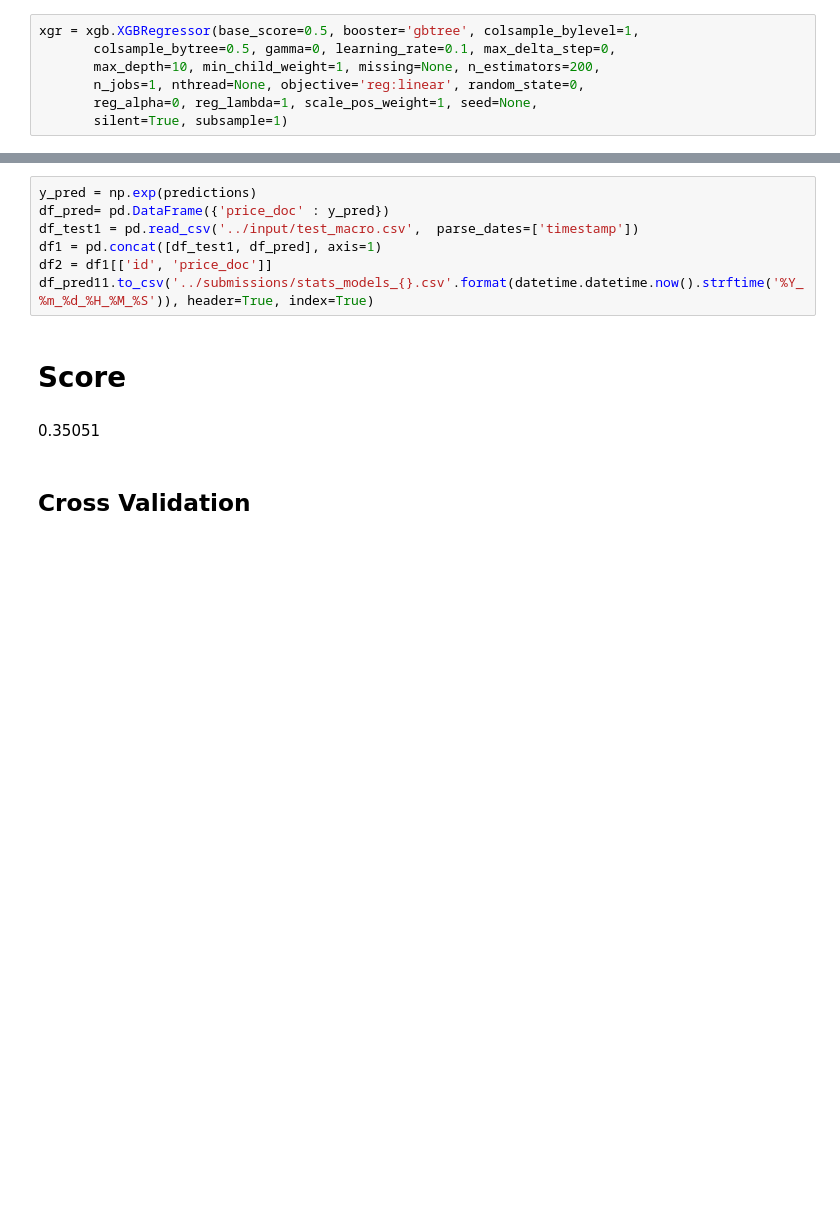
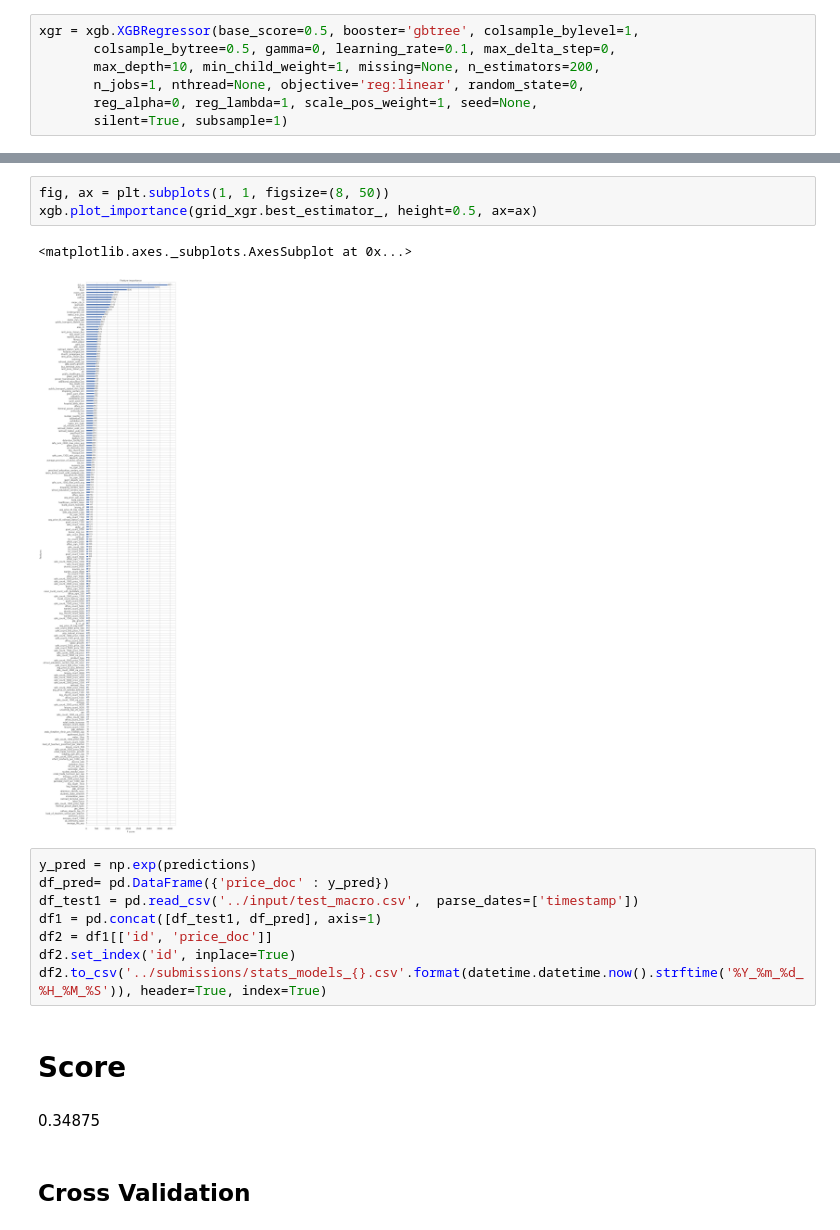
Before and after one commit to hojisu/sberbank-russian-housing-market, a Jupyter notebook: 04_Modeling with Scikit-Learn Regressor/04_Modeling with Scikit-Learn Regressor.ipynb, the cells around one changed output, grey strips where cells are left out. Cells and saved outputs as stored; diff of their text form; blank space fills up the shorter version.

```diff
--- a/04_Modeling with Scikit-Learn Regressor/04_Modeling with Scikit-Learn Regressor.ipynb
+++ b/04_Modeling with Scikit-Learn Regressor/04_Modeling with Scikit-Learn Regressor.ipynb
@@ -326,14 +326,21 @@ sns.distplot(predictions)
+# %%
+fig, ax = plt.subplots(1, 1, figsize=(8, 50))
+xgb.plot_importance(grid_xgr.best_estimator_, height=0.5, ax=ax)
+# %% [output]
+<matplotlib.axes._subplots.AxesSubplot at 0x...>
+[figure, added]
 # %%
 y_pred = np.exp(predictions)
 df_pred= pd.DataFrame({'price_doc' : y_pred})
 df_test1 = pd.read_csv('../input/test_macro.csv',  parse_dates=['timestamp'])
 df1 = pd.concat([df_test1, df_pred], axis=1)
 df2 = df1[['id', 'price_doc']]
-df_pred11.to_csv('../submissions/stats_models_{}.csv'.format(datetime.datetime.now().strftime('%Y_%m_%d_%H_%M_%S')), header=True, index=True)
+df2.set_index('id', inplace=True)
+df2.to_csv('../submissions/stats_models_{}.csv'.format(datetime.datetime.now().strftime('%Y_%m_%d_%H_%M_%S')), header=True, index=True)
 # %% [markdown]
 # Score
 # %% [markdown]
-0.35051
+0.34875
 # %% [markdown]
 ## Cross Validation
 # %%
```
Also changed, not shown: parts of 11 cells of this notebook, 10 other files.
